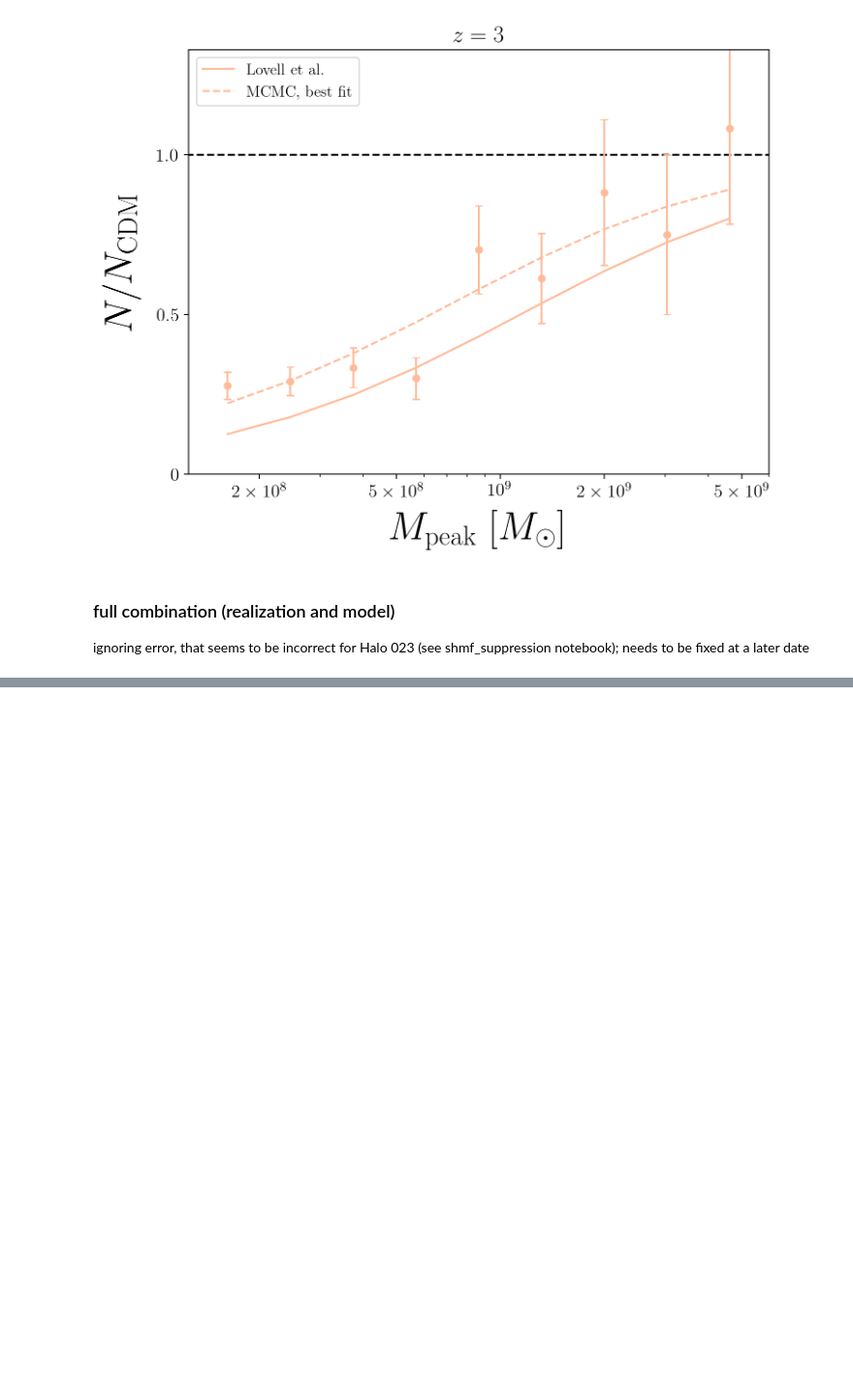
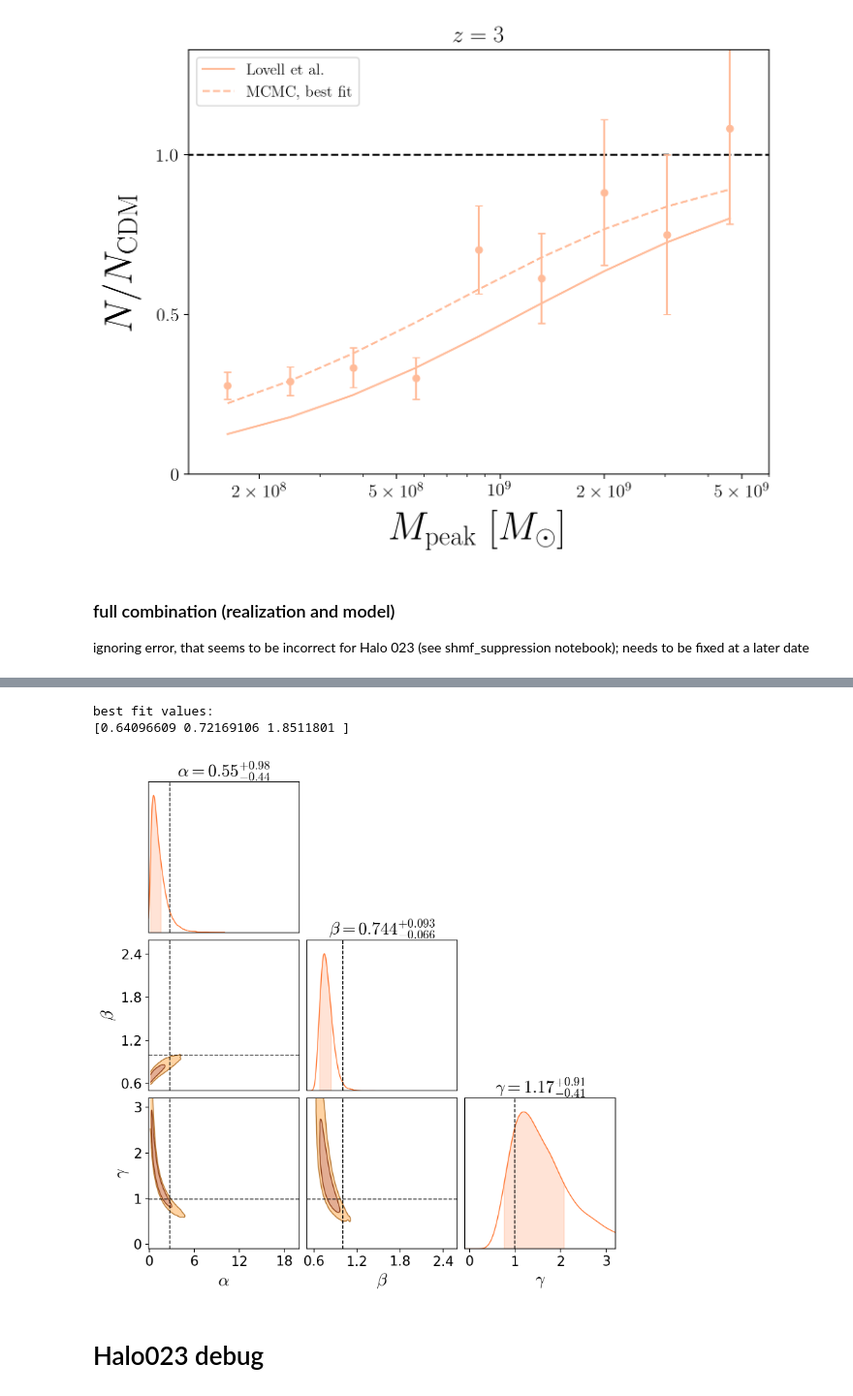
Before and after one commit to theotherlogan/nsbp-2023, a Jupyter notebook: notebooks/mcmc_parameter_evolution.ipynb, the cells around one changed output, grey strips where cells are left out. Shown at 97% size. Cells and saved outputs as stored; diff of their text form; code cells hidden in the pictures; blank space fills up the shorter version.

Commit message:
multiple realization MCMC; 023 troubleshooting

```diff
--- a/notebooks/mcmc_parameter_evolution.ipynb
+++ b/notebooks/mcmc_parameter_evolution.ipynb
@@ -362,7 +362,7 @@ ignoring error, that seems to be incorrect for Halo 023 (see shmf_suppression no
 # %%
 #...... high level setup, model and redshift lists.
 models = ['wdm_3', 'wdm_4', 'wdm_5','wdm_6','wdm_6.5', 'wdm_10']
-realizations = ['Halo004', 'Halo023', 'Halo113']
+realizations = ['Halo004', 'Halo113']
 redshifts = np.linspace(0, 4.5, 50)
 
 #...... data storage setup (general)
@@ -371,6 +371,7 @@ cdm_shmf_combined = {}
 wdm_shmf_combined = {}
 
 wdm_shmf_combined_suppression = {}
+wdm_shmf_combined_suppression_err = {}
 
 
 #..... cycles through all models
@@ -379,6 +380,7 @@ for model in models:
     cdm_shmf_combined[model] = {}
     wdm_shmf_combined[model] = {}
     wdm_shmf_combined_suppression[model] = {}
+    wdm_shmf_combined_suppression_err[model] = {}
 
     for halo_id in realizations:
 
@@ -397,6 +399,7 @@ for model in models:
         cdm_shmf_combined[model][halo_id] = {}
         wdm_shmf_combined[model][halo_id] = {}
         wdm_shmf_combined_suppression[model][halo_id] = {}
+        wdm_shmf_combined_suppression_err[model][halo_id] = {}
 
         #...... cycles through redshifts up to z = 4.5
         for z in tqdm(redshifts):
@@ -433,8 +436,14 @@ for model in models:
             wdm_shmf_combined[model][halo_id][f'{z}']['phi'].append(wdm_temp[0])
             wdm_shmf_combined[model][halo_id][f'{z}']['N'].append(wdm_temp[1])
 
+            # poisson error on the mean; when combining different realizations,
+
+            yerr_lower = (1./(np.sqrt(np.mean(wdm_shmf_combined[model][halo_id][f'{z}']['N'],axis=0))))*np.mean(wdm_shmf_combined[model][halo_id][f'{z}']['phi'],axis=0)/np.mean(cdm_shmf_combined[model][halo_id][f'{z}']['phi'],axis=0)
+            yerr_upper = (1./(np.sqrt(np.mean(wdm_shmf_combined[model][halo_id][f'{z}']['N'],axis=0))))*np.mean(wdm_shmf_combined[model][halo_id][f'{z}']['phi'],axis=0)/np.mean(cdm_shmf_combined[model][halo_id][f'{z}']['phi'],axis=0)
+
             #...... saving suppresion and error
 
             wdm_shmf_combined_suppression[model][halo_id][f'{z}'] = np.mean(wdm_shmf_combined[model][halo_id][f'{z}']['phi'],axis=0)/np.mean(cdm_shmf_combined[model][halo_id][f'{z}']['phi'],axis=0)
+            wdm_shmf_combined_suppression_err[model][halo_id][f'{z}'] = np.amax(np.vstack((yerr_lower,yerr_upper)),axis=0)
 # %% [output]
 wdm_3 Halo004
@@ -441,0 +507,34 @@ wdm_3 Halo023
+# %%
+x = 0.5*(base_mpeak[1:]+base_mpeak[:-1])
+y = combined_model
+yerr = combined_model_err
+z = str(redshifts[np.argmin(np.abs(redshifts - z_desired))])
+
+
+x0=np.array([2.7, 1., 0.99])
+
+pos = x0 + 1e-2 * np.random.randn(100, 3) # posterior function?
+nwalkers, ndim = pos.shape
+
+sampler = emcee.EnsembleSampler(nwalkers, ndim, log_probability, args=(x, y, yerr, z))
+sampler.run_mcmc(pos, 10000, progress=True);
+# %%
+flat_samples = sampler.get_chain(discard=1000, flat=True)
+print('best fit values:')
+print(flat_samples[np.argmax(sampler.get_log_prob(discard=1000, flat=True).shape)])
+
+labels = [r"$\alpha$", r"$\beta$", r"$\gamma$"]
+
+c = ChainConsumer()
+c.add_chain(flat_samples, parameters=[r"$\alpha$", r"$\beta$", r"$\gamma$"])
+
+c.configure(colors=[sim_colors['wdm_5'], sim_colors['wdm_6']], shade=[True,False], shade_alpha=0.5, bar_shade=True,spacing=1.0,
+                diagonal_tick_labels=False, tick_font_size=14, label_font_size=18, sigma2d=False,max_ticks=4,
+                summary=True,kde=False)
+fig = c.plotter.plot(figsize=(8,8), extents=[[-0.1,20],[0.5,2.6],[-0.1,3.2]], truth=[2.7,1.,0.99],display=True)
+# %% [output]
+best fit values:
+[0.64096609 0.72169106 1.8511801 ]
+[figure, added]
+# %% [markdown]
+# Halo023 debug
```
Also changed, not shown: parts of 13 cells of this notebook, 2 other files.
